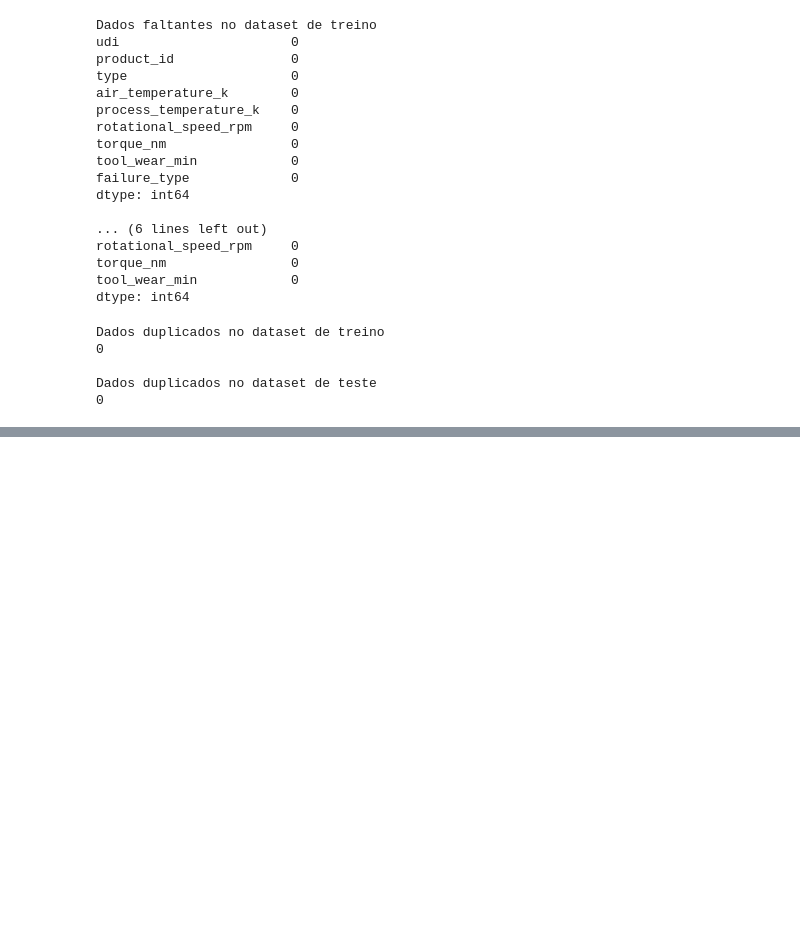
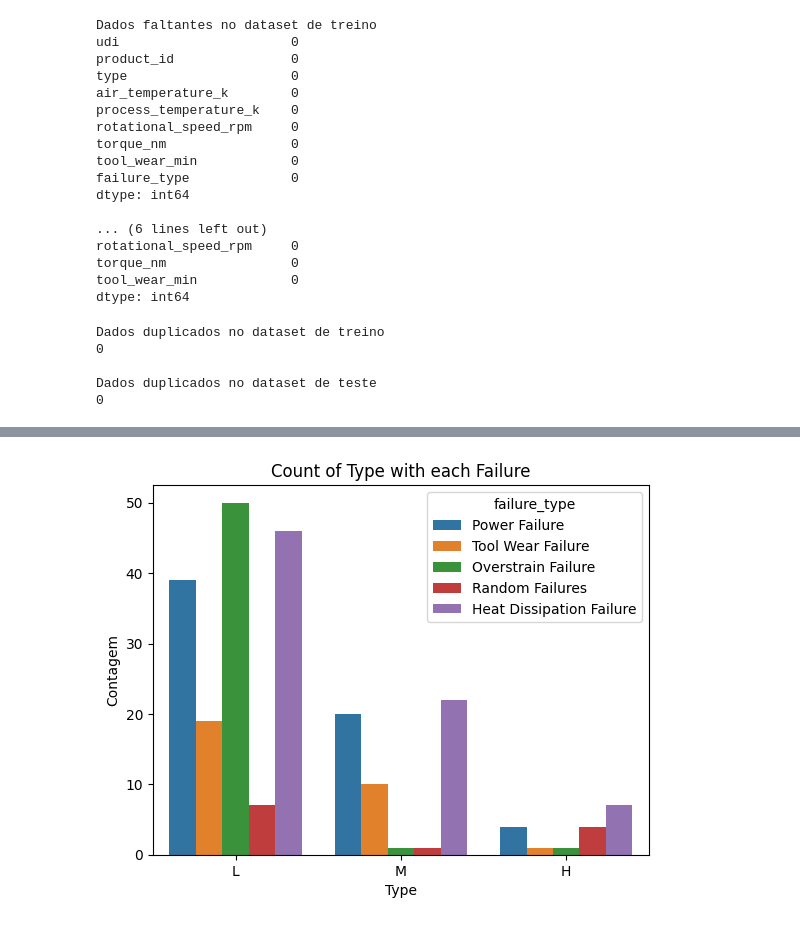
Before and after one commit to VictorBauler/indicium-data_science, a Jupyter notebook: indicium_data_science/notebook.ipynb, the cells around one changed output, grey strips where cells are left out. Cells and saved outputs as stored; diff of their text form; code cells hidden in the pictures; blank space fills up the shorter version.

```diff
--- a/indicium_data_science/notebook.ipynb
+++ b/indicium_data_science/notebook.ipynb
@@ -71,0 +162,13 @@ Esta etapa é responsável
+# %%
+# Cria um gráfico de barras agrupadas
+sns.countplot(x='type', hue='failure_type', data=df_train[categorical_features][df_train['failure_type'] != 'No Failure'])
+
+# Adiciona título e rótulos de eixos
+plt.title('Count of Type with each Failure')
+plt.xlabel('Type')
+plt.ylabel('Contagem')
+
+# Exibe o gráfico
+plt.show()
+# %% [output]
+[figure, added]
```
Also changed, not shown: parts of 27 cells of this notebook, 2 other files.
